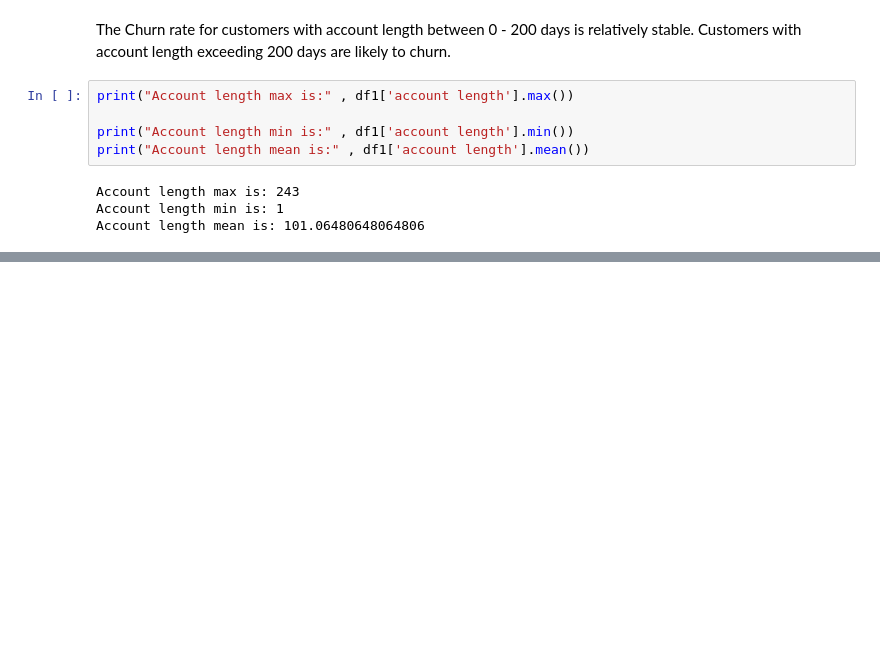
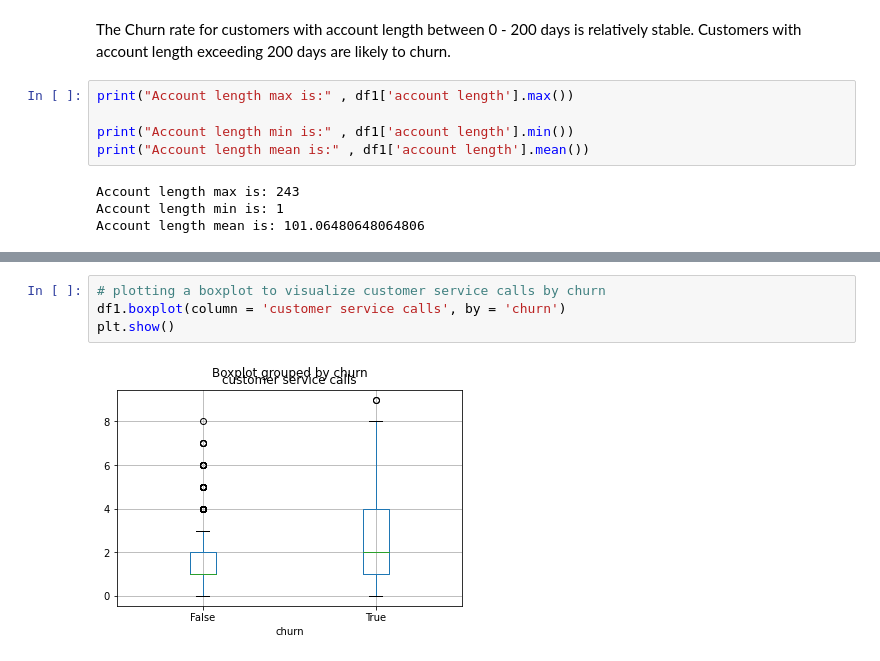
Before and after one commit to mercytegekson/Phase3Project, a Jupyter notebook: index.ipynb, the cells around one changed output, grey strips where cells are left out. Saved outputs shown, nothing was run; the diff lists cells and outputs as text; blank space fills up the shorter version.

```diff
--- a/index.ipynb
+++ b/index.ipynb
@@ -411,0 +423,6 @@ plt.show()
+# %%
+# plotting a boxplot to visualize customer service calls by churn
+df1.boxplot(column = 'customer service calls', by = 'churn')
+plt.show()
+# %% [output]
+[figure, added]
```
Also changed, not shown: parts of 39 cells of this notebook.
